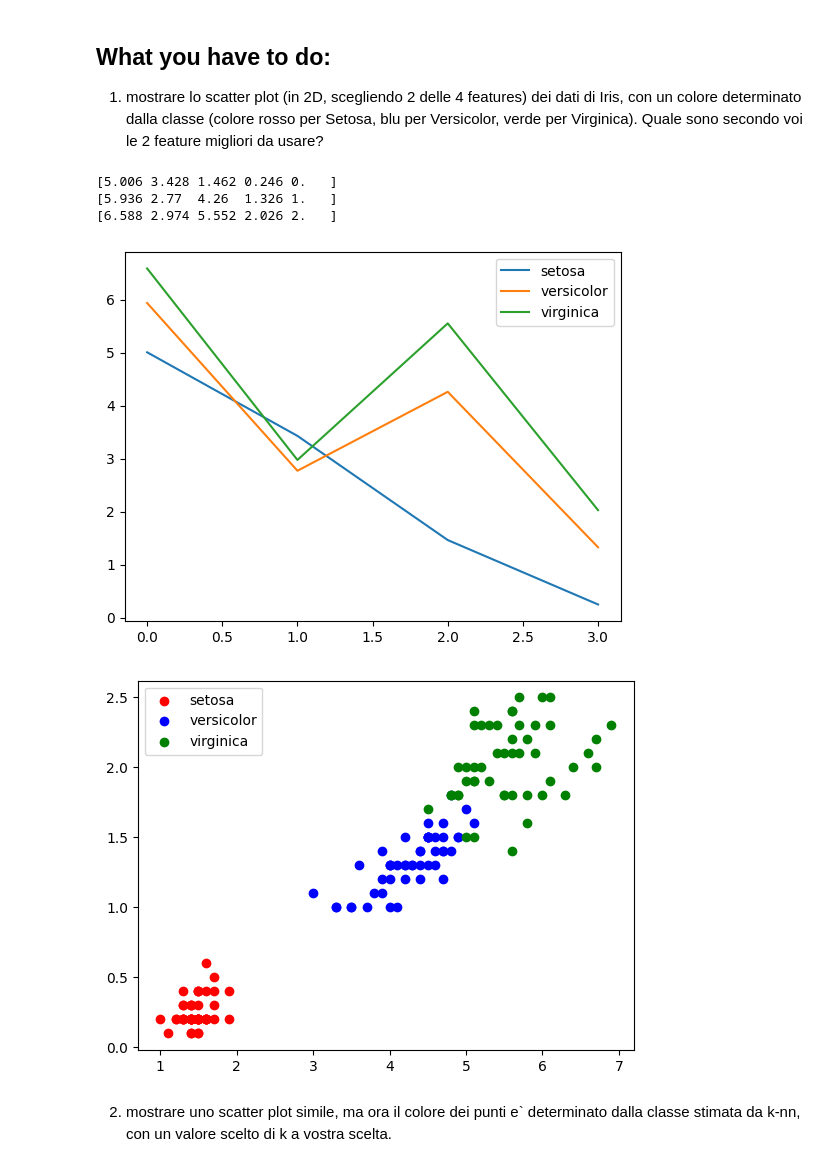
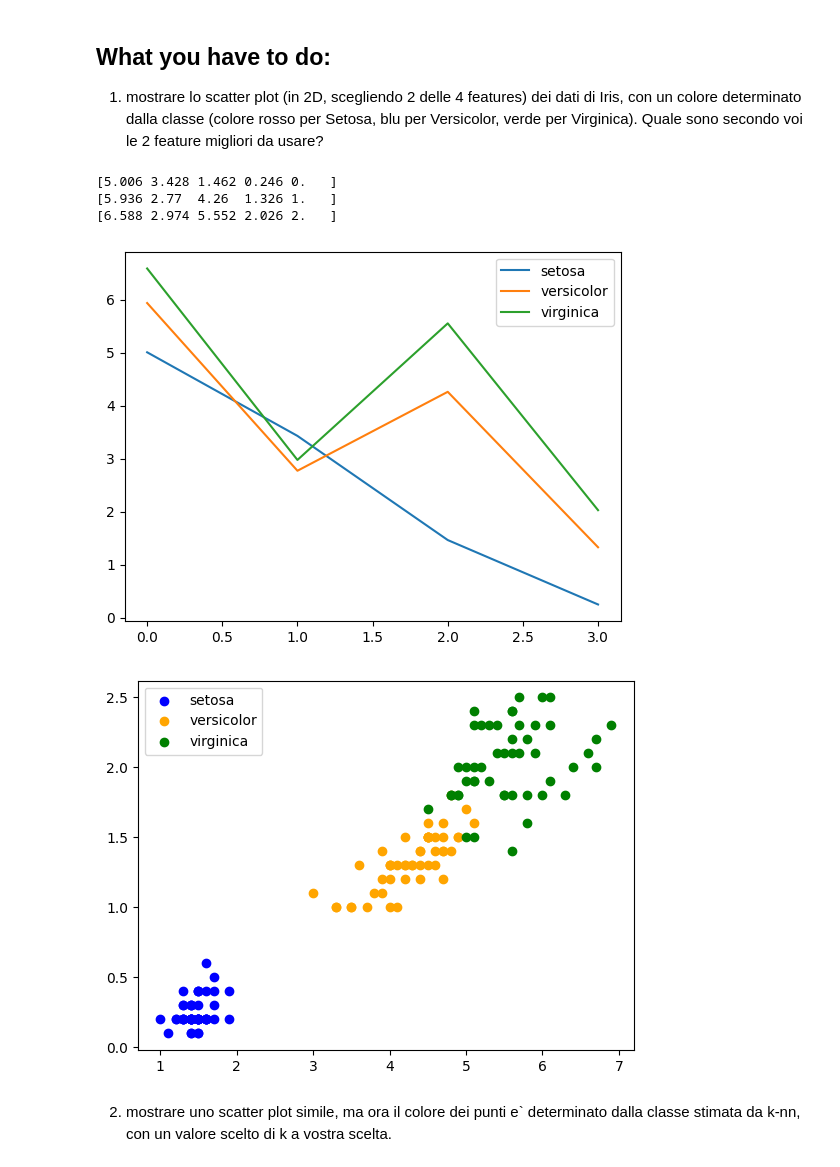
Before and after one commit to MichaelOliverio/Aaut, a Jupyter notebook: Laboratorio/3 - Modelli a vicini/classification_iris_knn_aa_21_22.ipynb, the cells around one changed output. Drawn from its saved outputs; the diff is of its cells as text; code cells hidden in the pictures.

```diff
--- a/Laboratorio/3 - Modelli a vicini/classification_iris_knn_aa_21_22.ipynb
+++ b/Laboratorio/3 - Modelli a vicini/classification_iris_knn_aa_21_22.ipynb
@@ -368,36 +308,36 @@ print(total0avg)
 print(total1avg)
 print(total2avg)
 
 #plot the average of each column
 #remove the last column (target)
 total0avg = total0avg[:-1]
 total1avg = total1avg[:-1]
 total2avg = total2avg[:-1]
 
 plt.plot(total0avg, label='setosa')
 plt.plot(total1avg, label='versicolor')
 plt.plot(total2avg, label='virginica')
 plt.legend()
 plt.show()
 
 
 #remove the last column (target)
 total0 = total0[:-1]
 total1 = total1[:-1]
 total2 = total2[:-1]
 
 #plotto la feature 3 e la feature 4 in quanto sono quelle più distinte
-plt.scatter(total0[:,2], total0[:,3], color="red", label='setosa')
-plt.scatter(total1[:,2], total1[:,3], color="blue", label='versicolor')
+plt.scatter(total0[:,2], total0[:,3], color="blue", label='setosa')
+plt.scatter(total1[:,2], total1[:,3], color="orange", label='versicolor')
 plt.scatter(total2[:,2], total2[:,3], color="green", label='virginica')
 plt.legend()
 plt.show()
 # %% [output]
 [5.006 3.428 1.462 0.246 0.   ]
 [5.936 2.77  4.26  1.326 1.   ]
 [6.588 2.974 5.552 2.026 2.   ]
 [figure]
-[figure, old version]
+[figure, new version]
 # %% [markdown]
 2. mostrare uno scatter plot simile, ma ora il colore dei punti e` determinato dalla classe stimata da k-nn, con un valore scelto di k a vostra scelta.
 # %%
```
Also changed, not shown: parts of 9 cells of this notebook, 5 other files.
